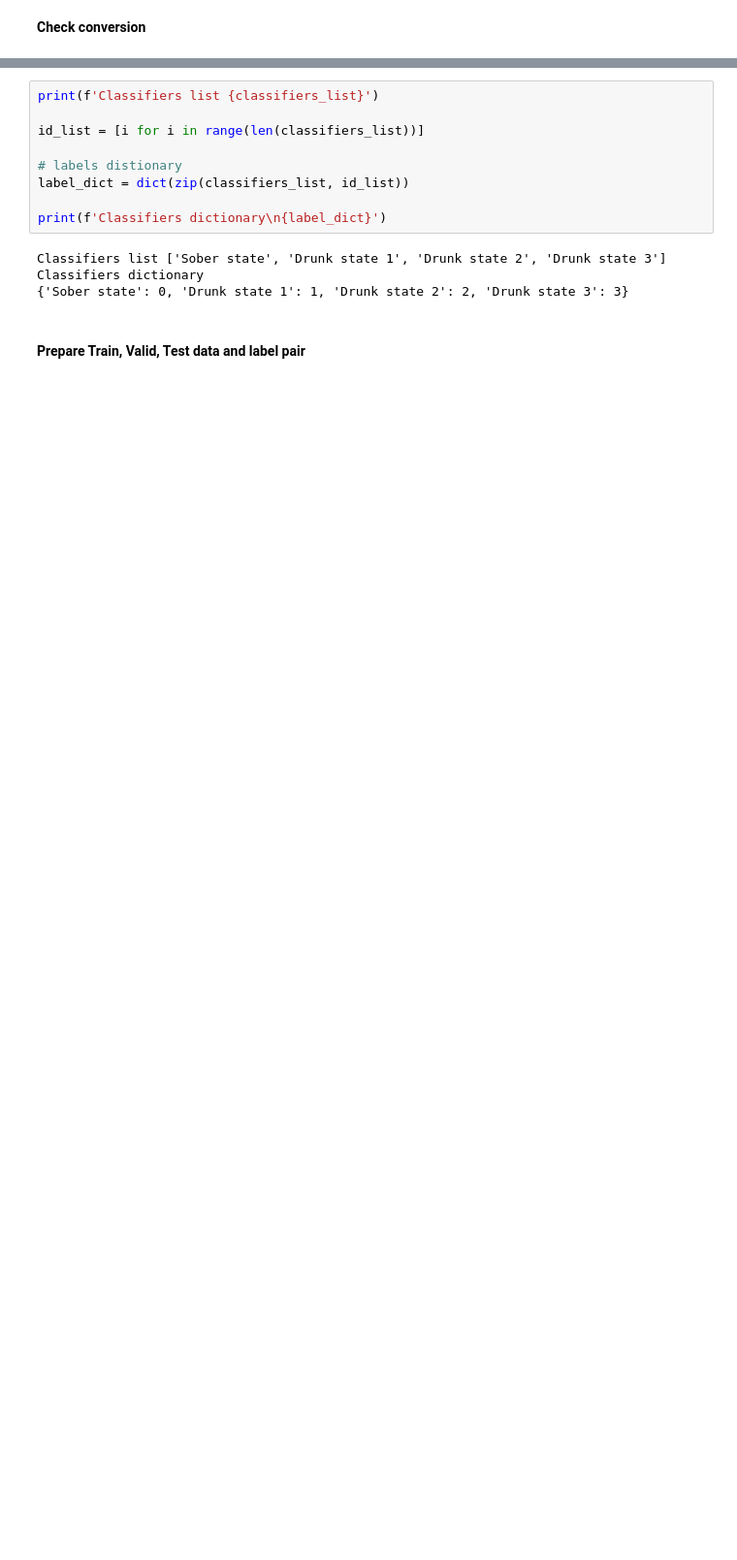
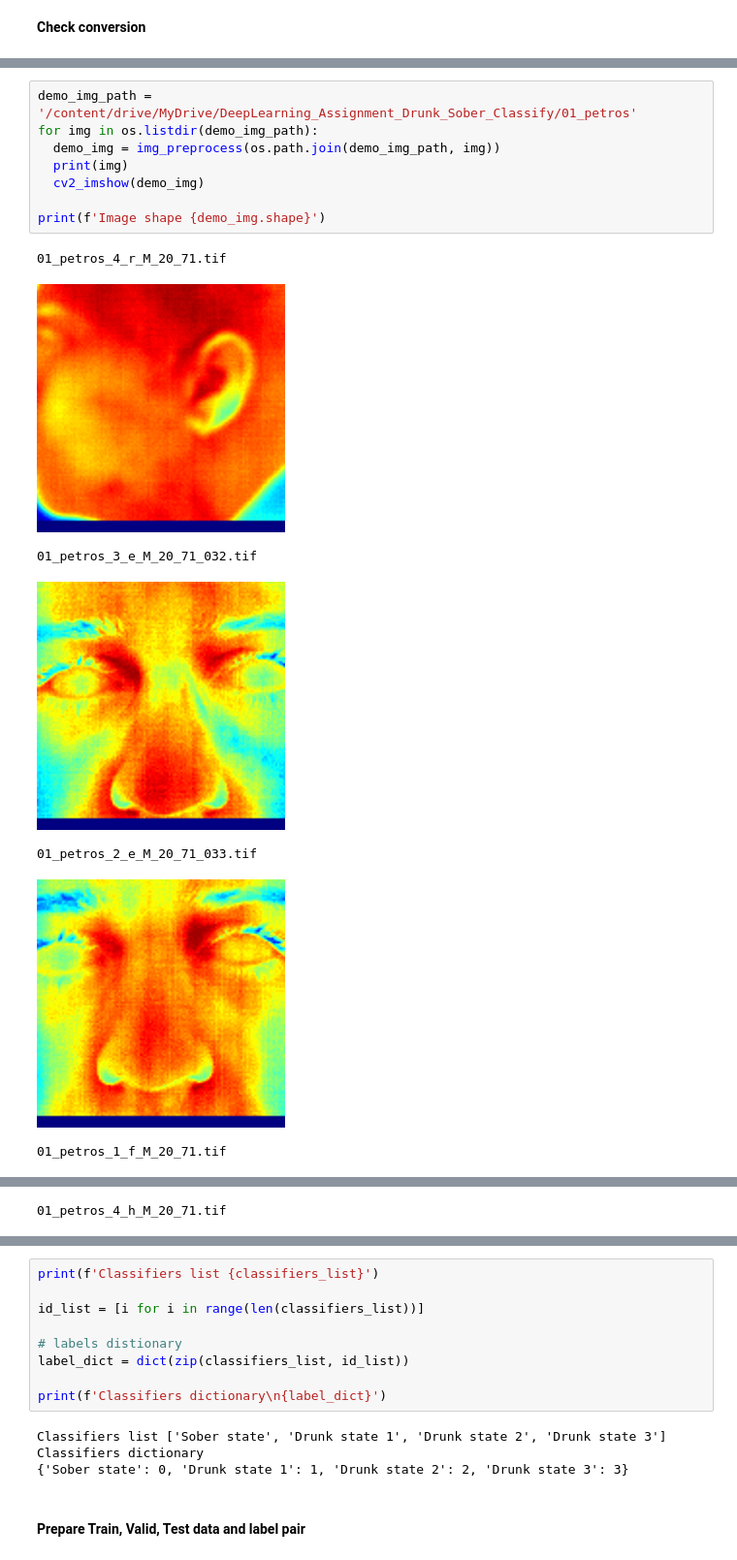
Before and after one commit to sayan0506/Deep-Learning-for-Drunks-Detection-with-Infrared-Camera, a Jupyter notebook: Deep_Learning_for_Multi_Class_Drunks_Detection_with_Infrared_Camera.ipynb, the cells around one changed output, grey strips where cells are left out. Shown at 97% size. Drawn from its saved outputs; the diff is of its cells as text; blank space fills up the shorter version.

```diff
--- a/Deep_Learning_for_Multi_Class_Drunks_Detection_with_Infrared_Camera.ipynb
+++ b/Deep_Learning_for_Multi_Class_Drunks_Detection_with_Infrared_Camera.ipynb
@@ -436,0 +458,16 @@ Demo converted image
+# %%
+demo_img_path = '/content/drive/MyDrive/DeepLearning_Assignment_Drunk_Sober_Classify/01_petros'
+for img in os.listdir(demo_img_path):
+  demo_img = img_preprocess(os.path.join(demo_img_path, img))
+  print(img)
+  cv2_imshow(demo_img)
+
+print(f'Image shape {demo_img.shape}')
+# %% [output]
+01_petros_4_r_M_20_71.tif
+[figure, added]
+01_petros_3_e_M_20_71_032.tif
+[figure, added]
+01_petros_2_e_M_20_71_033.tif
+[figure, added]
+01_petros_1_f_M_20_71.tif
@@ -436,0 +475 @@ Demo converted image
+01_petros_4_h_M_20_71.tif
```
Also changed, not shown: parts of 15 cells of this notebook.
